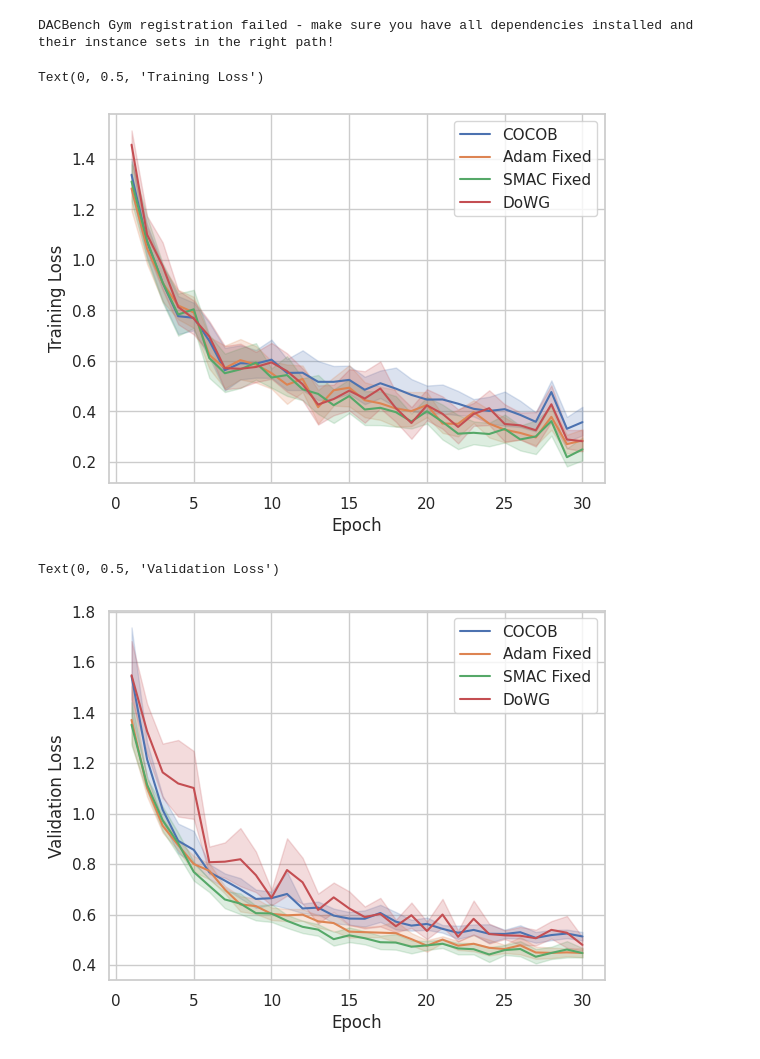
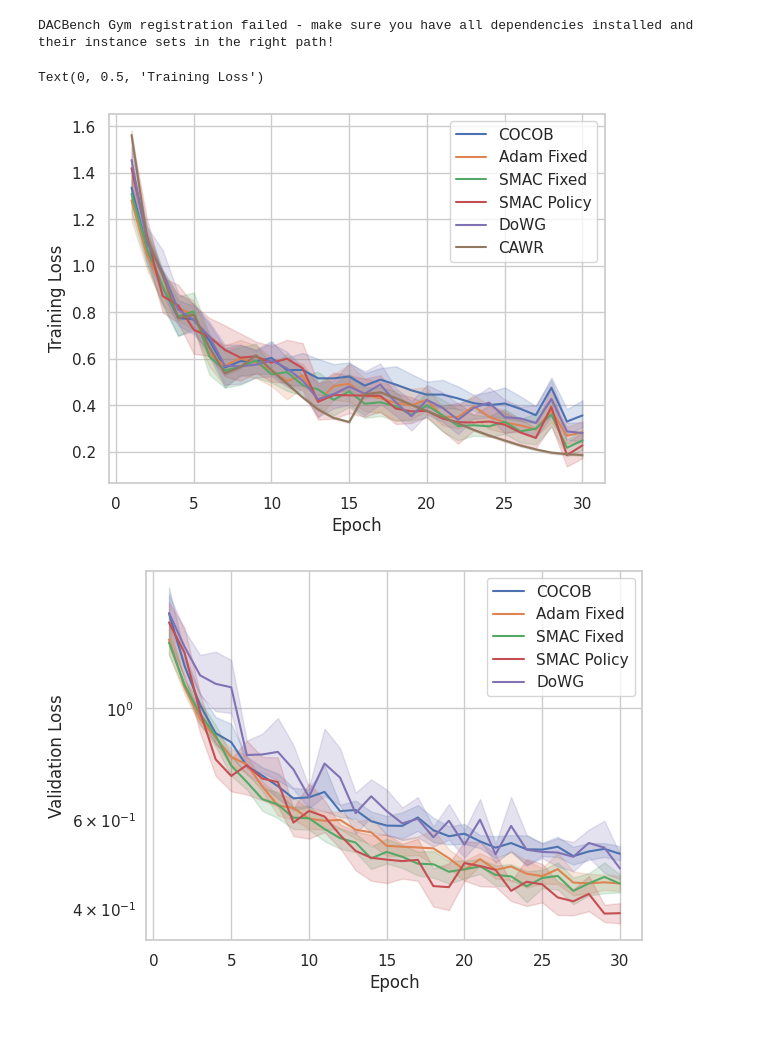
Before and after one commit to MichaHenh/Revisiting_LR_Control, a Jupyter notebook: ba_parameter_free_dac/plotting_cifar10.ipynb, the cells around one changed output. Saved outputs shown, nothing was run; the diff lists cells and outputs as text; code cells hidden in the pictures; blank space fills up the shorter version.

Commit message:
plotting updates

```diff
--- a/ba_parameter_free_dac/plotting_cifar10.ipynb
+++ b/ba_parameter_free_dac/plotting_cifar10.ipynb
@@ -44,43 +44,43 @@ cocob_tl = toDataFrame('./results_cluster/results/COCOB_cifar10/*/CustomTracking
 adam_fixed_tl = toDataFrame('./results_cluster/results/Adam_fixed_cifar10/*/CustomTrackingWrapper.jsonl', 'training_losses', 3)
 smac_fixed_tl = toDataFrame('./results_cluster/results/SMAC_fixed_cifar10/*/CustomTrackingWrapper.jsonl', 'training_losses', 3)
 # smac_fixed_tl = smac_fixed_tl.loc[smac_fixed_tl['epoch'] <= 30]
-# smac_policy_tl = toDataFrame('./results_cluster_old/results/smacpolicy_cifar10/*/CustomTrackingWrapper.jsonl', 'training_losses', 3)
+smac_policy_tl = toDataFrame('./results_cluster/results/smacpolicy_cifar10/*/CustomTrackingWrapper.jsonl', 'training_losses', 3)
 dowg_tl = toDataFrame('./results_cluster/results/DoWG_cifar10/*/CustomTrackingWrapper.jsonl', 'training_losses', 3)
-#cawr_tl = toChunkedDataFrame('./results_cluster/results/CAWR_mnist/*/CustomTrackingWrapper.jsonl', 'training_losses', 3, 450)
+cawr_tl = toChunkedDataFrame('./results_cluster/results/CAWR_cifar10/*/CustomTrackingWrapper.jsonl', 'training_losses', 3, 675)
 sns.lineplot(data=cocob_tl, x='epoch', y='value', label='COCOB')
 sns.lineplot(data=adam_fixed_tl, x='epoch', y='value', label='Adam Fixed')
 sns.lineplot(data=smac_fixed_tl, x='epoch', y='value', label='SMAC Fixed')
-# sns.lineplot(data=smac_policy_tl, x='epoch', y='value', label='SMAC Policy')
+sns.lineplot(data=smac_policy_tl, x='epoch', y='value', label='SMAC Policy')
 sns.lineplot(data=dowg_tl, x='epoch', y='value', label='DoWG')
-#sns.lineplot(data=cawr_tl, x='epoch', y='value', label='CAWR')
+sns.lineplot(data=cawr_tl, x='epoch', y='value', label='CAWR')
 plt.xlabel('Epoch')
 plt.ylabel('Training Loss')
 #plt.yscale('log')
 # %% [output]
 Text(0, 0.5, 'Training Loss')
-[figure, old version]
+[figure, new version]
 # %%
 
 cocob_vl = toDataFrame('./results_cluster/results/COCOB_cifar10/*/CustomTrackingWrapper.jsonl', 'validation_losses', 5)
 adam_fixed_vl = toDataFrame('./results_cluster/results/Adam_fixed_cifar10/*/CustomTrackingWrapper.jsonl', 'validation_losses', 5)
 smac_fixed_vl = toDataFrame('./results_cluster/results/SMAC_fixed_cifar10/*/CustomTrackingWrapper.jsonl', 'validation_losses', 5)
 # smac_fixed_vl= smac_fixed_vl.loc[smac_fixed_vl['epoch'] <= 30]
-# cawr_vl = toChunkedDataFrame('./results_cluster_old/results/CAWR_mnist/*/CustomTrackingWrapper.jsonl', 'validation_losses', 5, 450)
-# smac_policy_vl = toDataFrame('./results_cluster/results/smacpolicy_cifar10/*/CustomTrackingWrapper.jsonl', 'validation_losses', 5)
+cawr_vl = toChunkedDataFrame('./results_cluster/results/CAWR_cifar10/*/CustomTrackingWrapper.jsonl', 'validation_losses', 5, 1)
+smac_policy_vl = toDataFrame('./results_cluster/results/smacpolicy_cifar10/*/CustomTrackingWrapper.jsonl', 'validation_losses', 5)
 dowg_vl = toDataFrame('./results_cluster/results/DoWG_cifar10/*/CustomTrackingWrapper.jsonl', 'validation_losses', 5)
 
 
 sns.lineplot(data=cocob_vl, x='epoch', y='value', label='COCOB')
 sns.lineplot(data=adam_fixed_vl, x='epoch', y='value', label='Adam Fixed')
 sns.lineplot(data=smac_fixed_vl, x='epoch', y='value', label='SMAC Fixed')
-# sns.lineplot(data=smac_policy_vl, x='epoch', y='value', label='SMAC Policy')
+sns.lineplot(data=smac_policy_vl, x='epoch', y='value', label='SMAC Policy')
 sns.lineplot(data=dowg_vl, x='epoch', y='value', label='DoWG')
-#sns.lineplot(data=cawr_vl, x='epoch', y='value', label='CAWR')
+# sns.lineplot(data=cawr_vl, x='epoch', y='value', label='CAWR')
 plt.xlabel('Epoch')
 plt.ylabel('Validation Loss')
+plt.yscale('log')
 # %% [output]
-Text(0, 0.5, 'Validation Loss')
-[figure, old version]
+[figure, new version]
 # %%
 
 cocob_va = toDataFrame('./results_cluster/results/COCOB_cifar10/*/CustomTrackingWrapper.jsonl', 'validation_accuracies', 6)
```
Also changed, not shown: parts of 2 cells of this notebook, 3 other files.
